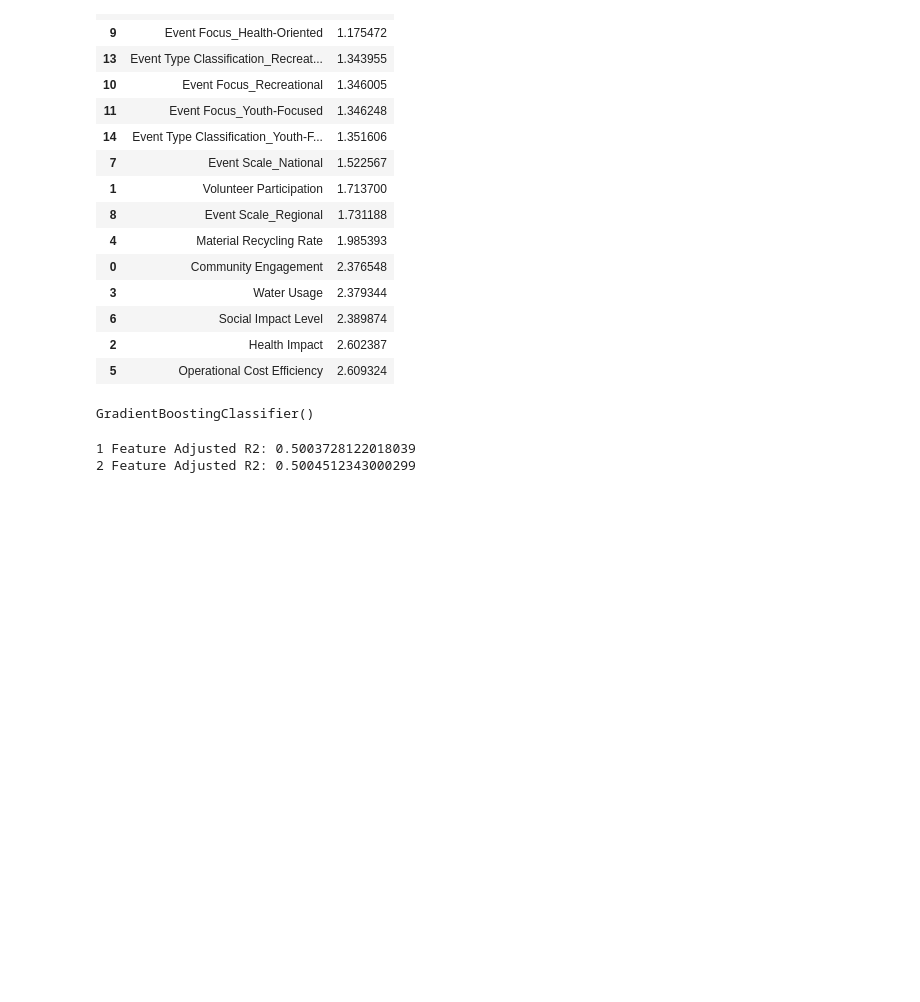
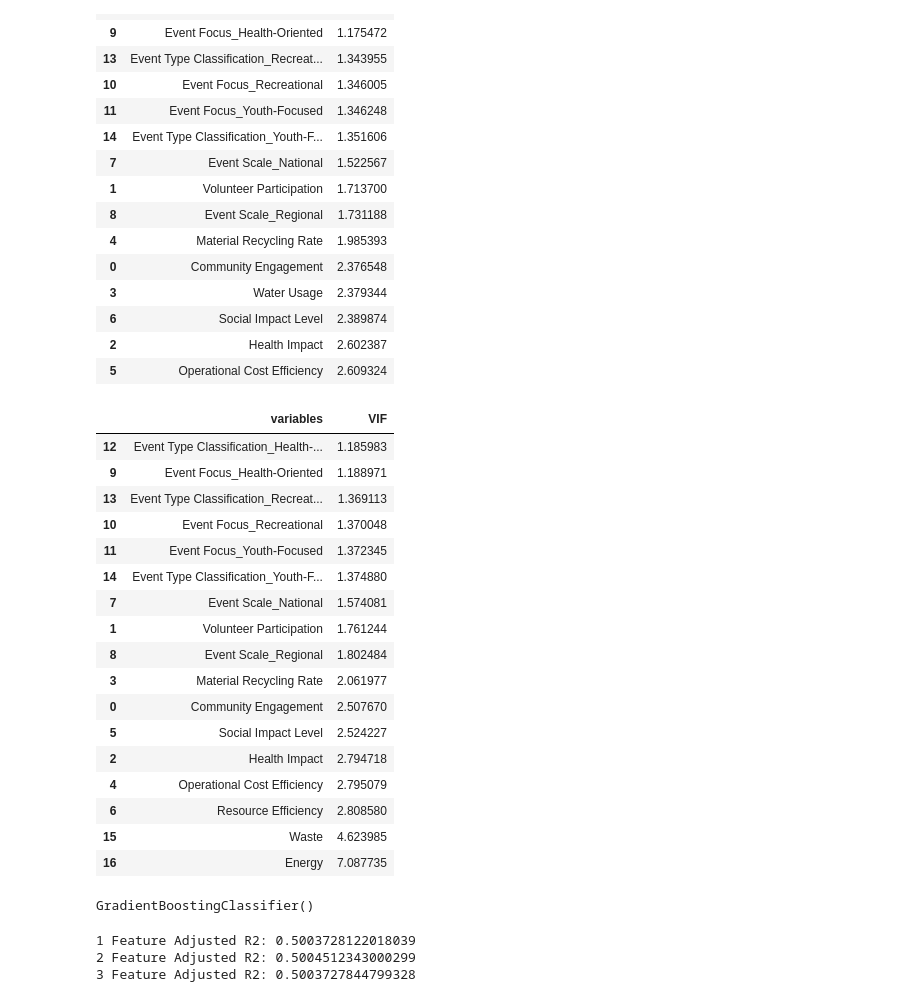
Before and after one commit to DLeifert1007/Project2, a Jupyter notebook: Preprocessing.ipynb, the cells around one changed output. Saved outputs shown, nothing was run; the diff lists cells and outputs as text; code cells hidden in the pictures; blank space fills up the shorter version.

```diff
--- a/Preprocessing.ipynb
+++ b/Preprocessing.ipynb
@@ -291,0 +274,31 @@ X_full_train, X_full_test, X_vif_train, X_vif_test, y_train, y_test = train_test
+# %%
+# Create another X variable by adding two columns - "Waste"  that represents the mean of the existing features - Waste Generation and Water Usage and "Energy" that represents the mean of the existing features - Energy Usage and Carbon Emissions
+df['Waste'] = df[['Waste Generation', 'Water Usage']].mean(axis=1)
+df['Energy'] = df[['Energy Consumption', 'Carbon Emissions']].mean(axis=1)
+
+# create a new X variable that includes these new features
+X_vif_combined = X.drop(columns=['Carbon Emissions', 'Energy Consumption', 'Waste Generation', 'Water Usage'])
+X_vif_combined['Waste'] = df['Waste']
+X_vif_combined['Energy'] = df['Energy']
+
+# Recalculate the VIF scores
+calc_vif(X_vif_combined).sort_values('VIF')
+# %% [output]
+|  | variables | VIF |
+| 12 | Event Type Classification_Health-... | 1.185983 |
+| 9 | Event Focus_Health-Oriented | 1.188971 |
+| 13 | Event Type Classification_Recreat... | 1.369113 |
+| 10 | Event Focus_Recreational | 1.370048 |
+| 11 | Event Focus_Youth-Focused | 1.372345 |
+| 14 | Event Type Classification_Youth-F... | 1.374880 |
+| 7 | Event Scale_National | 1.574081 |
+| 1 | Volunteer Participation | 1.761244 |
+| 8 | Event Scale_Regional | 1.802484 |
+| 3 | Material Recycling Rate | 2.061977 |
+| 0 | Community Engagement | 2.507670 |
+| 5 | Social Impact Level | 2.524227 |
+| 2 | Health Impact | 2.794718 |
+| 4 | Operational Cost Efficiency | 2.795079 |
+| 6 | Resource Efficiency | 2.808580 |
+| 15 | Waste | 4.623985 |
+| 16 | Energy | 7.087735 |
@@ -310,13 +326,14 @@ def r2_adj(x, y, model):
     n_cols = x.shape[1]
     return 1 - (1 - r2) * (len(y) - 1) / (len(y) - n_cols - 1)
 # %%
-# Compare the adjusted r-squared of the two models
+# Compare the adjusted r-squared of the three models
 adj_score1 = r2_adj(X_full_test, y_test, gb1)
 adj_score2 = r2_adj(X_vif_test, y_test, gb2)
-# adj_score3 = r2_adj(X_vif_wg, y_test, gb3)
+adj_score3 = r2_adj(X_vif_combined_test, y_test, gb3)
 print(f"1 Feature Adjusted R2: {adj_score1}")
 print(f"2 Feature Adjusted R2: {adj_score2}")
-# print(f"3 Feature Adjusted R2: {adj_score3}")
+print(f"3 Feature Adjusted R2: {adj_score3}")
 # %% [output]
 1 Feature Adjusted R2: 0.5003728122018039
 2 Feature Adjusted R2: 0.5004512343000299
+3 Feature Adjusted R2: 0.5003727844799328
```
Also changed, not shown: parts of 6 cells of this notebook.
